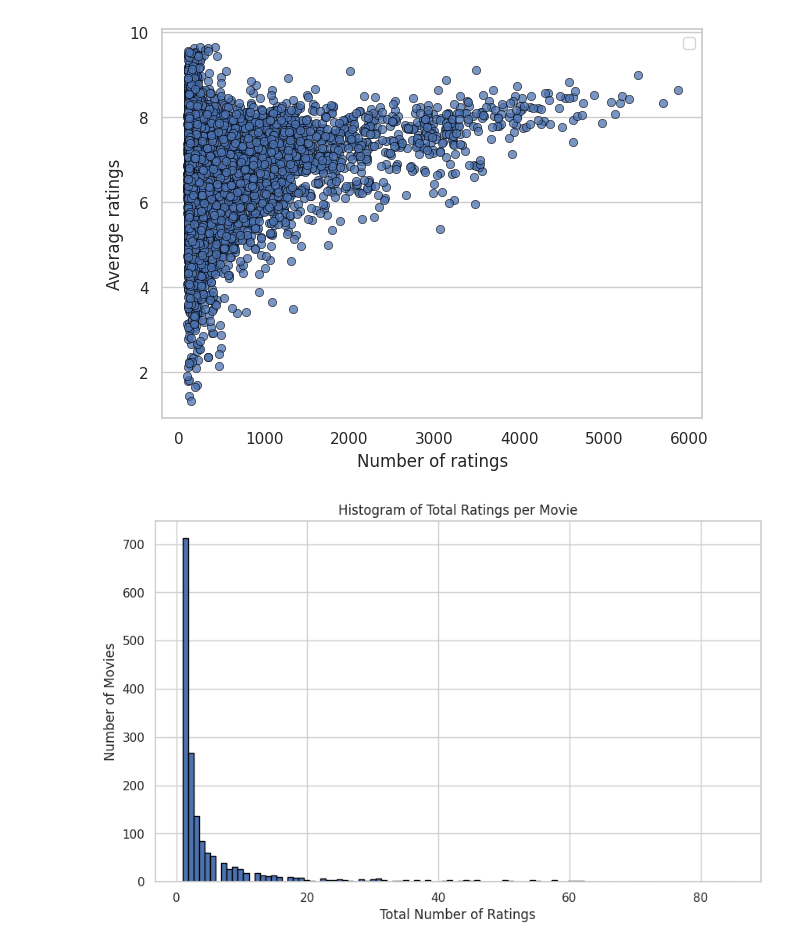
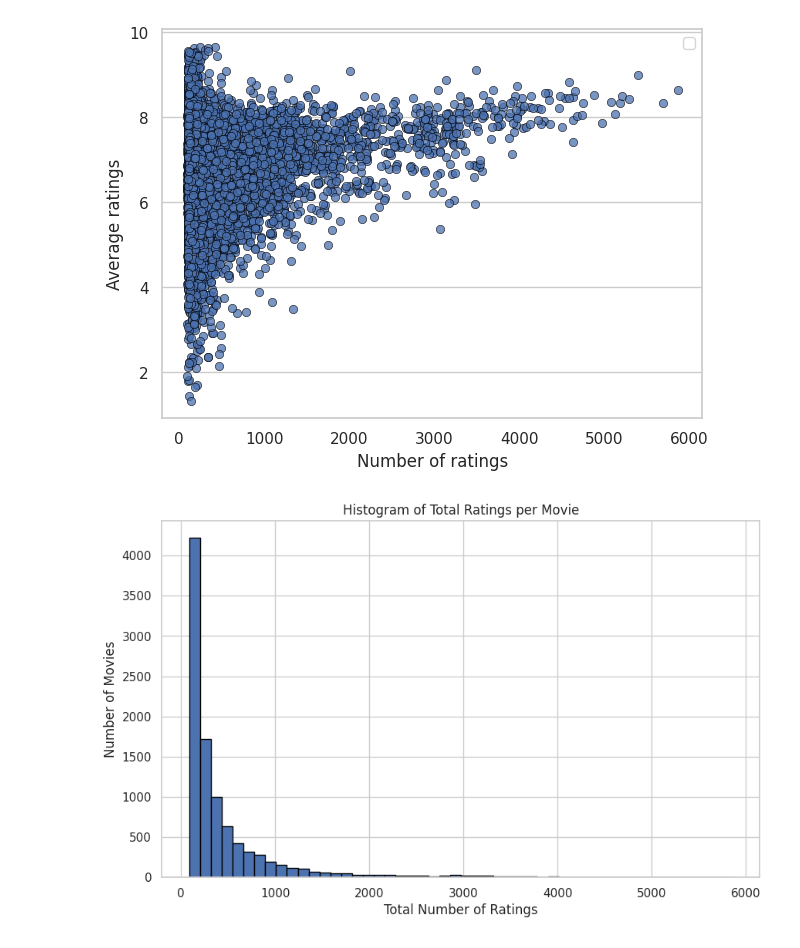
Before and after one commit to thanh309/film-finder, a Jupyter notebook: code/Preprocess_EDA.ipynb, the cells around one changed output. Cells and saved outputs as stored; diff of their text form; code cells hidden in the pictures.

```diff
--- a/code/Preprocess_EDA.ipynb
+++ b/code/Preprocess_EDA.ipynb
@@ -9,9 +9,9 @@ import matplotlib.pyplot as plt
 from wordcloud import WordCloud
 # %%
 RESOURCE_PATH = os.path.join('../','resources')
-CLEANED_FILE_PATH = '../resources/cleaned_data/cleaned_film_data.csv'
+CLEANED_FILE_PATH = '../resources/cleaned_data/cleaned_data.csv'
 FILM_PATH = os.path.join(RESOURCE_PATH, 'data', 'split_film_data')
-RATINGS_PATH = os.path.join(RESOURCE_PATH, 'data', 'split_ratings')
+RATINGS_PATH = os.path.join(RESOURCE_PATH, 'data', 'train_val_test')
 csv_files = [
     'film_data_part1.csv',
     'film_data_part2.csv',
@@ -323,16 +313,15 @@ plt.show()
 # %% [output]
 [figure]
 # %%
-rating_files = [f'ratings_part_{i}.txt' for i in range(1, 11)]
+rating_files = ['ratings_test.csv','ratings_train.csv','ratings_val.csv']
 ratings_dataframes = []
-
 for file in rating_files:
     file_path = os.path.join(RATINGS_PATH, file)
     try:
         df = pd.read_csv(file_path, delimiter=',', header=None, names=['user_id','film_id', 'rating'])
         ratings_dataframes.append(df)
     except Exception as e:
-        print(f"Không thể đọc file {file}: {e}")
+        print(f"Error reading {file}: {e}")
 
 ratings_data = pd.concat(ratings_dataframes, ignore_index=True)
 print(ratings_data.head())
@@ -431,21 +428,22 @@ plt.show()
 # %%
 import pandas as pd
 import matplotlib.pyplot as plt
 
+# Giả sử ratings_data là DataFrame của bạn
 # Grouping theo film_id để tính tổng số ratings của mỗi phim
-total_ratings_per_movie = ratings_data.groupby('film_id')['rating'].count()
+total_ratings_per_movie = ratings_data[['film_id']].value_counts()
 
 # Đếm số lượng phim có số lượng ratings tương ứng
-ratings_count = total_ratings_per_movie.value_counts().sort_index()
+ratings_count = total_ratings_per_movie.sort_values()
 
 # Vẽ histogram
 plt.figure(figsize=(10, 6))
-ratings_count.plot(kind='hist', bins=100, edgecolor='black')
+ratings_count.plot(kind='hist', bins=50, edgecolor='black')
 
 plt.title('Histogram of Total Ratings per Movie')
 plt.xlabel('Total Number of Ratings')
 plt.ylabel('Number of Movies')
 plt.grid(True)
 plt.show()
 # %% [output]
-[figure, old version]
+[figure, new version]
```
Also changed, not shown: parts of 6 cells of this notebook.
